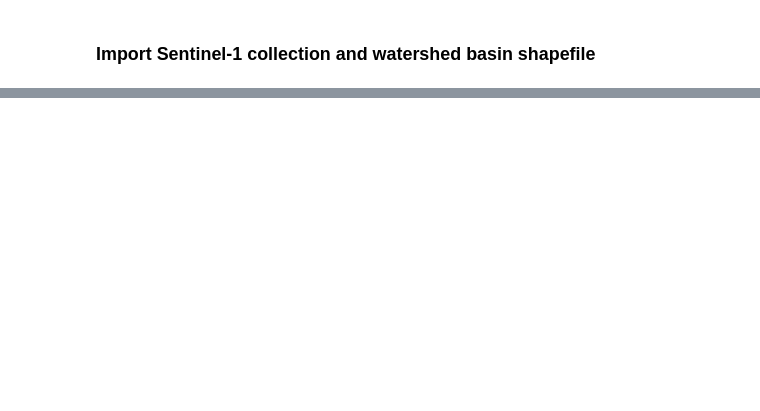
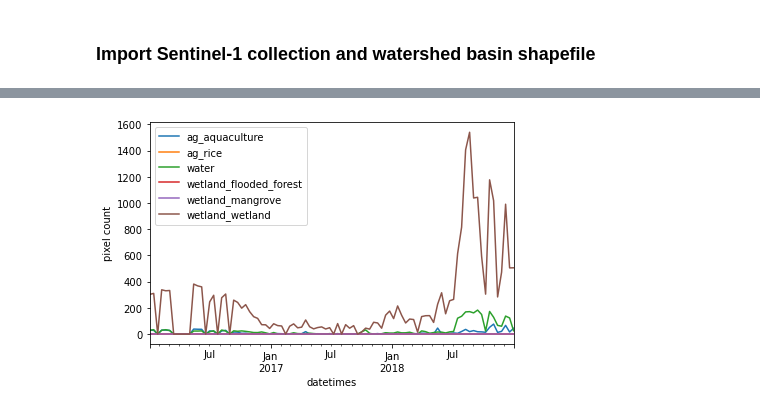
Before and after one commit to porefluid/inundation, a Jupyter notebook: code/00_generate_data.ipynb, the cells around one changed output, grey strips where cells are left out. Saved outputs shown, nothing was run; the diff lists cells and outputs as text; code cells hidden in the pictures; blank space fills up the shorter version.

```diff
--- a/code/00_generate_data.ipynb
+++ b/code/00_generate_data.ipynb
@@ -23,3 +27,8 @@ results_dir = os.path.join(os.getcwd().replace('/code', ''), 'results')
+# %%
+# Set destination folder paths for results and figures
+
+results_dir = os.path.join(os.getcwd().replace('/code', ''), 'results')
+fig_dir = os.path.join(os.getcwd().replace('/code', ''), 'figures')
 # %% [markdown]
 ### Import Sentinel-1 collection and watershed basin shapefile
 # %%
@@ -225,0 +270,25 @@ basin ID 22 processed in seconds: 25.408195972442627
+# %%
+# Concatenate all of the sub-basin CSV files into a single data frame
+
+path = results_dir
+all_files = glob.glob(path + "/*.csv")
+
+li = []
+
+for filename in all_files:
+    df = pd.read_csv(filename, index_col=None, header=0, parse_dates=['datetimes'])
+    li.append(df)
+
+# Create the combined dataframe from the list of dataframes
+frame = pd.concat(li, axis=0, ignore_index=True).set_index('datetimes')
+# %%
+# Plot the results
+
+fig, ax = plt.subplots(figsize=(6, 4))
+frame.resample('12D').sum().plot(ax = ax)
+ax.set_ylabel('pixel count')
+plt.tight_layout()
+
+plt.savefig(os.path.join(fig_dir, 'example_time_series_godavari.png'), dpi=300, facecolor='white')
+# %% [output]
+[figure, added]
```
Also changed, not shown: parts of 19 cells of this notebook, 1 other file.
